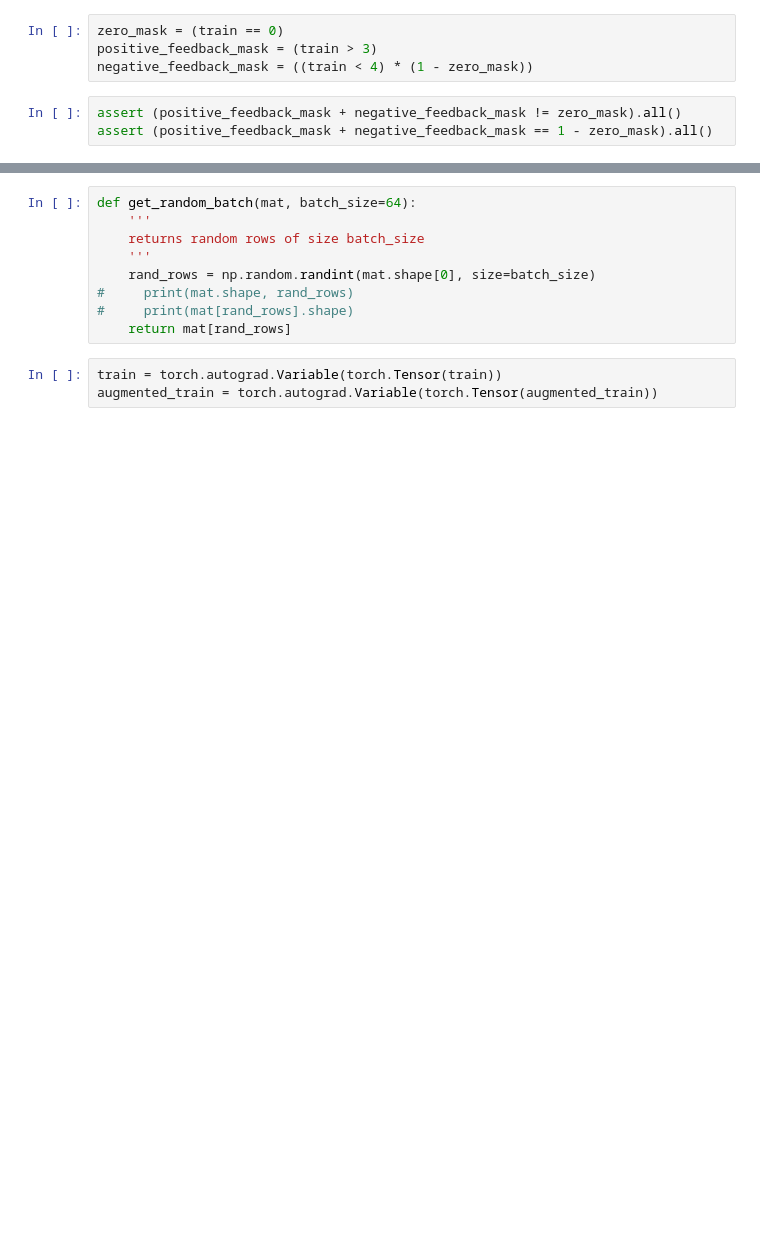
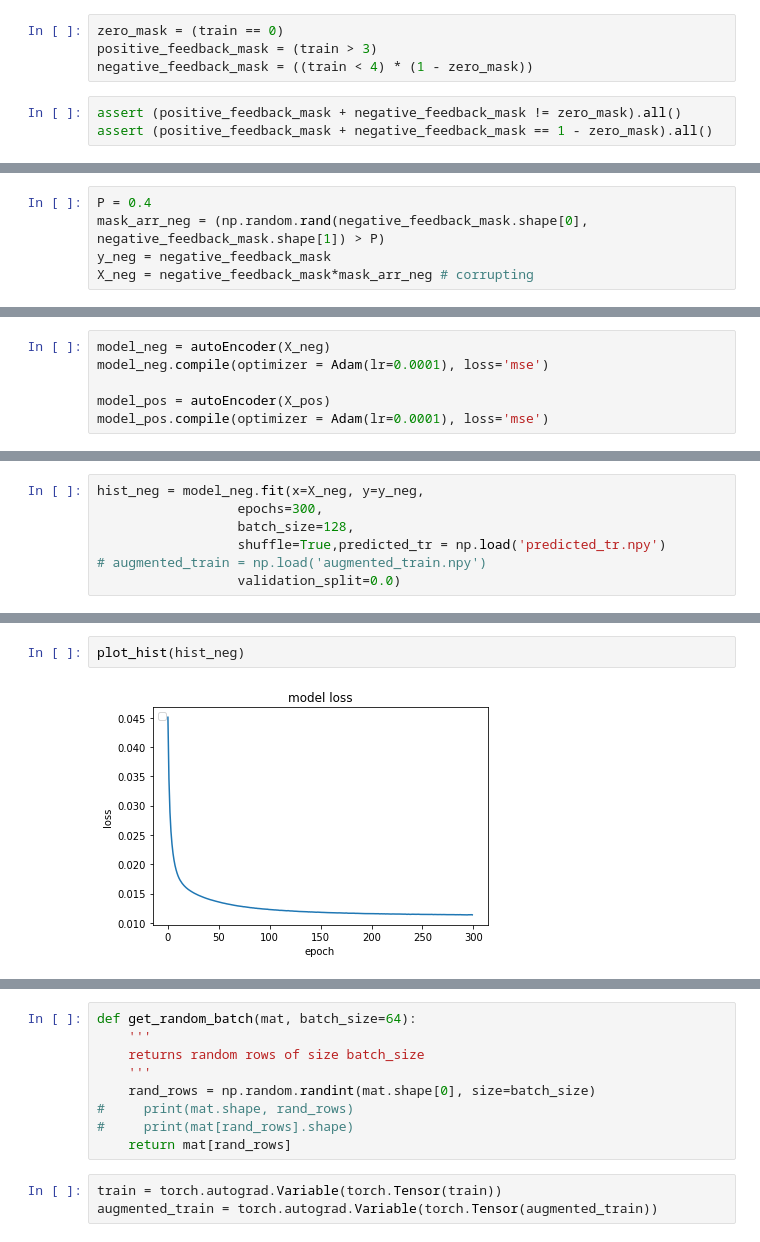
Before and after one commit to DavidTsat/master_thesis_project, a Jupyter notebook: root.ipynb, the cells around one changed output, grey strips where cells are left out. Saved outputs shown, nothing was run; the diff lists cells and outputs as text; blank space fills up the shorter version.

```diff
--- a/root.ipynb
+++ b/root.ipynb
@@ -191,0 +132,5 @@ augmented_train = tr + (predicted_tr > threshold) * (tr == 0) * np.random.choice
+# %%
+P = 0.4
+mask_arr_neg = (np.random.rand(negative_feedback_mask.shape[0], negative_feedback_mask.shape[1]) > P)
+y_neg = negative_feedback_mask
+X_neg = negative_feedback_mask*mask_arr_neg # corrupting
@@ -191,0 +145,6 @@ augmented_train = tr + (predicted_tr > threshold) * (tr == 0) * np.random.choice
+# %%
+model_neg = autoEncoder(X_neg)
+model_neg.compile(optimizer = Adam(lr=0.0001), loss='mse')
+
+model_pos = autoEncoder(X_pos)
+model_pos.compile(optimizer = Adam(lr=0.0001), loss='mse')
@@ -191,0 +177,7 @@ augmented_train = tr + (predicted_tr > threshold) * (tr == 0) * np.random.choice
+# %%
+hist_neg = model_neg.fit(x=X_neg, y=y_neg,
+                  epochs=300,
+                  batch_size=128,
+                  shuffle=True,predicted_tr = np.load('predicted_tr.npy')
+# augmented_train = np.load('augmented_train.npy')
+                  validation_split=0.0)
@@ -191,0 +240,4 @@ augmented_train = tr + (predicted_tr > threshold) * (tr == 0) * np.random.choice
+# %%
+plot_hist(hist_neg)
+# %% [output]
+[figure, added]
```
Also changed, not shown: parts of 104 cells of this notebook.
